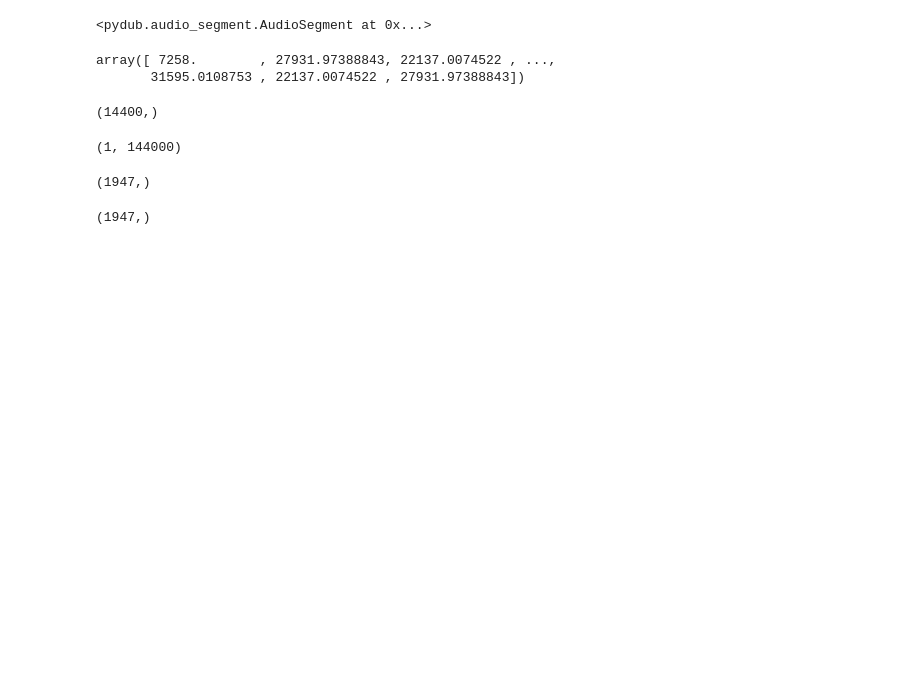
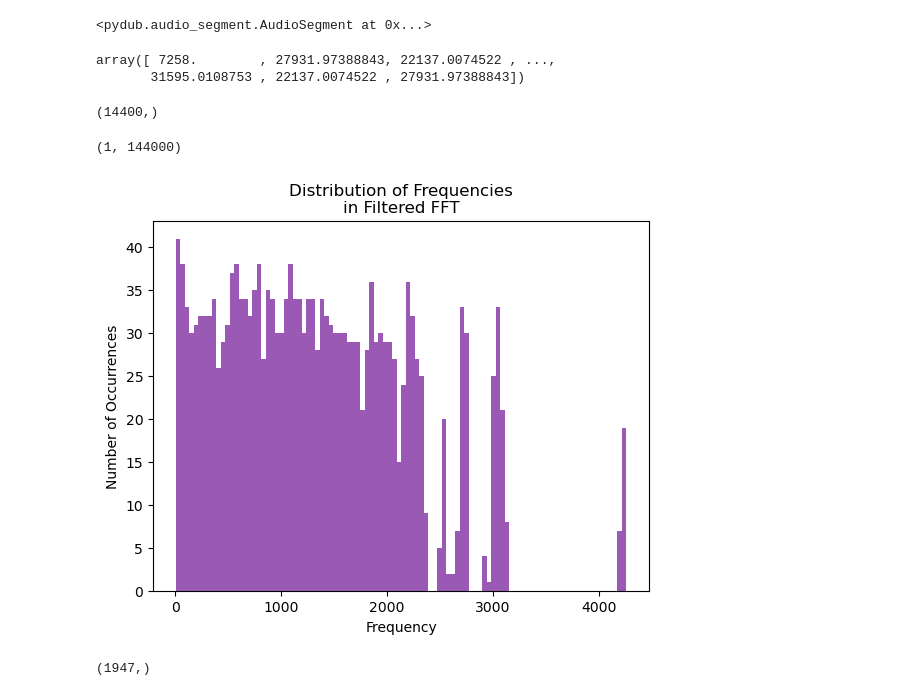
Before and after one commit to VamsiImmanneni/Sound-Separation-Project, a Jupyter notebook: Analysis-Midway.ipynb, the cells around one changed output. Saved outputs shown, nothing was run; the diff lists cells and outputs as text; code cells hidden in the pictures; blank space fills up the shorter version.

```diff
--- a/Analysis-Midway.ipynb
+++ b/Analysis-Midway.ipynb
@@ -146,10 +146,14 @@ fft_arr.shape
 (1, 144000)
 # %%
 tx, ty = filter_median_and_max(x_fft,np.ravel(np.abs(fft_arr)))
-# %%
-tx.shape
-# %% [output]
-(1947,)
+# %%
+plt.hist(tx,bins=100,color='#9b59b6')
+plt.xlabel('Frequency')
+plt.ylabel('Number of Occurrences')
+plt.title('Distribution of Frequencies\nin Filtered FFT')
+plt.savefig('hist')
+# %% [output]
+[figure, added]
 # %%
 ty.shape
 # %% [output]
```
Also changed, not shown: parts of 19 cells of this notebook, 3 other files.
